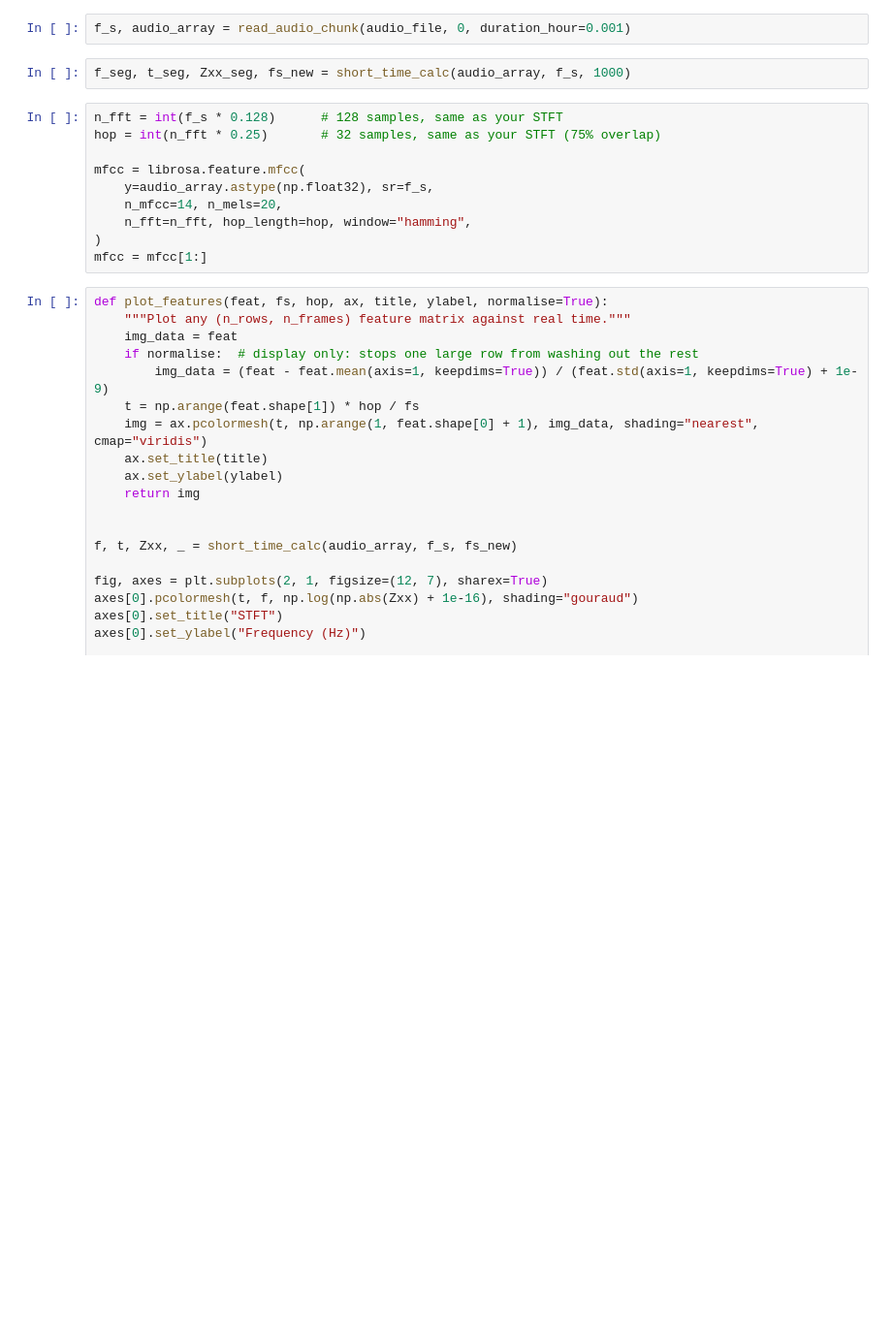
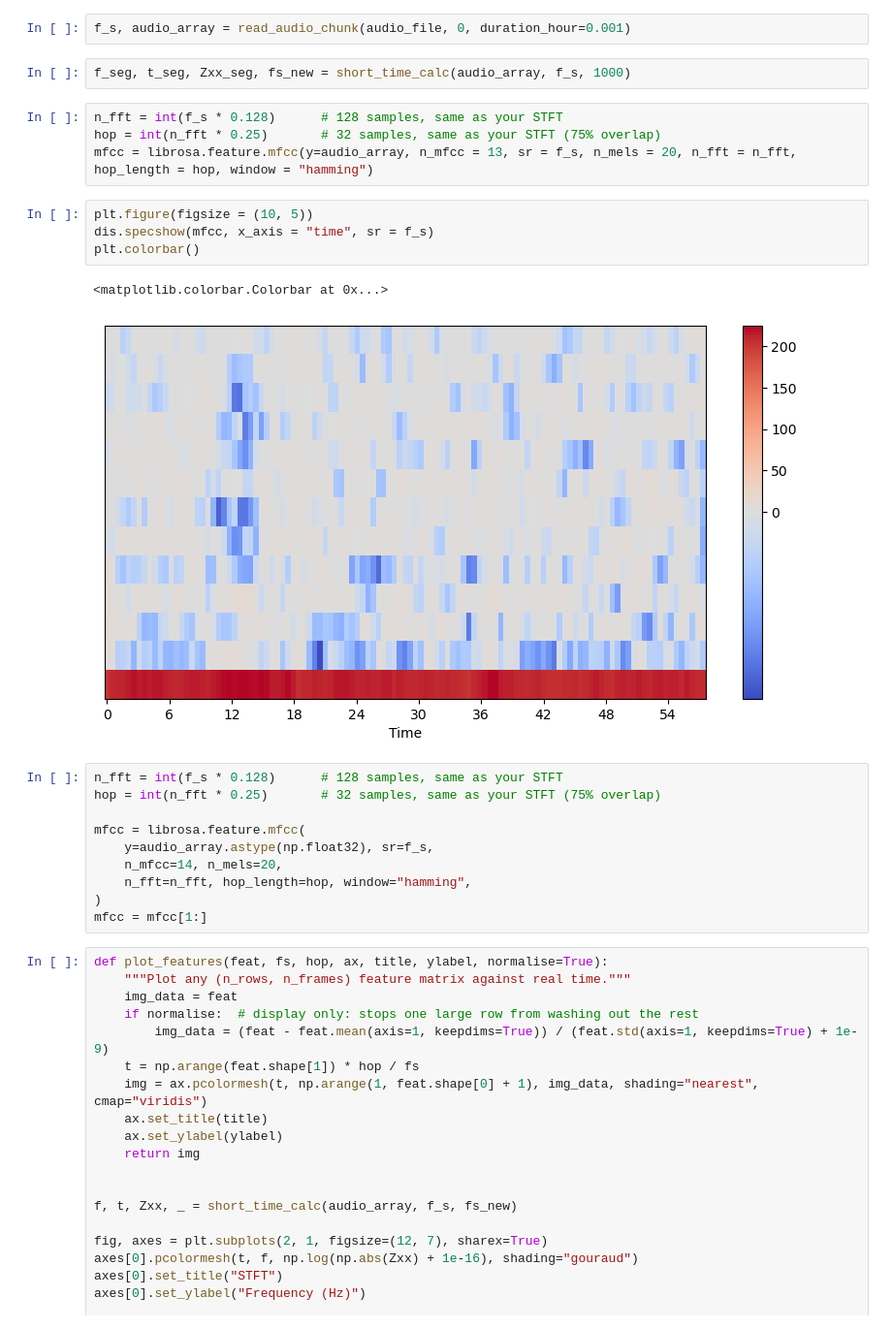
Before and after one commit to koekiekat/Skripsie, a Jupyter notebook: Mod_Software/test.ipynb, the cells around one changed output. Shown at 97% size. Cells and saved outputs as stored; diff of their text form; blank space fills up the shorter version.

Commit message:
Fixed STFT vresion. Started working on MFCC

```diff
--- a/Mod_Software/test.ipynb
+++ b/Mod_Software/test.ipynb
@@ -13,6 +14,17 @@ audio_file = DATA_22 / "20230422_171301.wav"
 f_s, audio_array = read_audio_chunk(audio_file, 0, duration_hour=0.001)
 # %%
 f_seg, t_seg, Zxx_seg, fs_new = short_time_calc(audio_array, f_s, 1000)
+# %%
+n_fft = int(f_s * 0.128)      # 128 samples, same as your STFT
+hop = int(n_fft * 0.25)       # 32 samples, same as your STFT (75% overlap)
+mfcc = librosa.feature.mfcc(y=audio_array, n_mfcc = 13, sr = f_s, n_mels = 20, n_fft = n_fft, hop_length = hop, window = "hamming")
+# %%
+plt.figure(figsize = (10, 5))
+dis.specshow(mfcc, x_axis = "time", sr = f_s)
+plt.colorbar()
+# %% [output]
+<matplotlib.colorbar.Colorbar at 0x...>
+[figure, added]
 # %%
 n_fft = int(f_s * 0.128)      # 128 samples, same as your STFT
 hop = int(n_fft * 0.25)       # 32 samples, same as your STFT (75% overlap)
```
Also changed, not shown: parts of 1 cell of this notebook, 6 other files.
